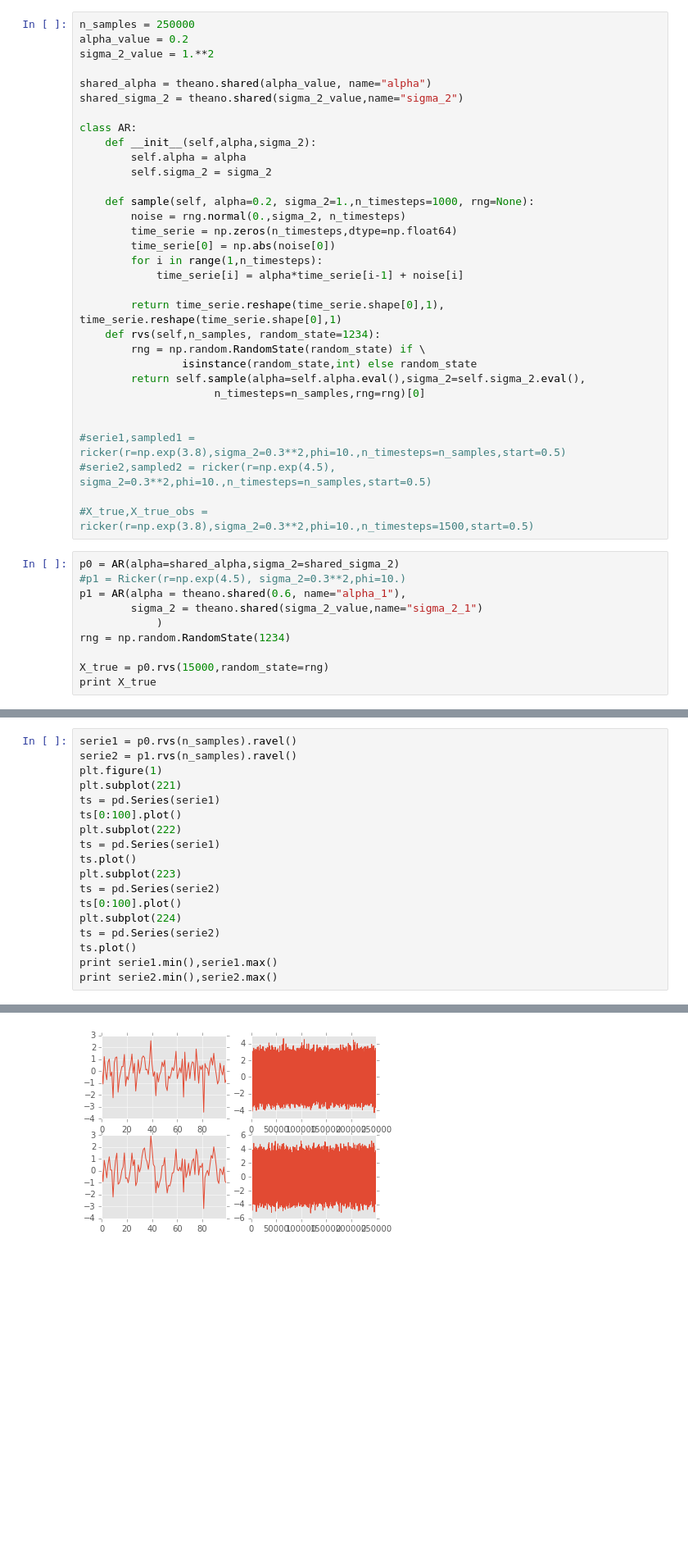
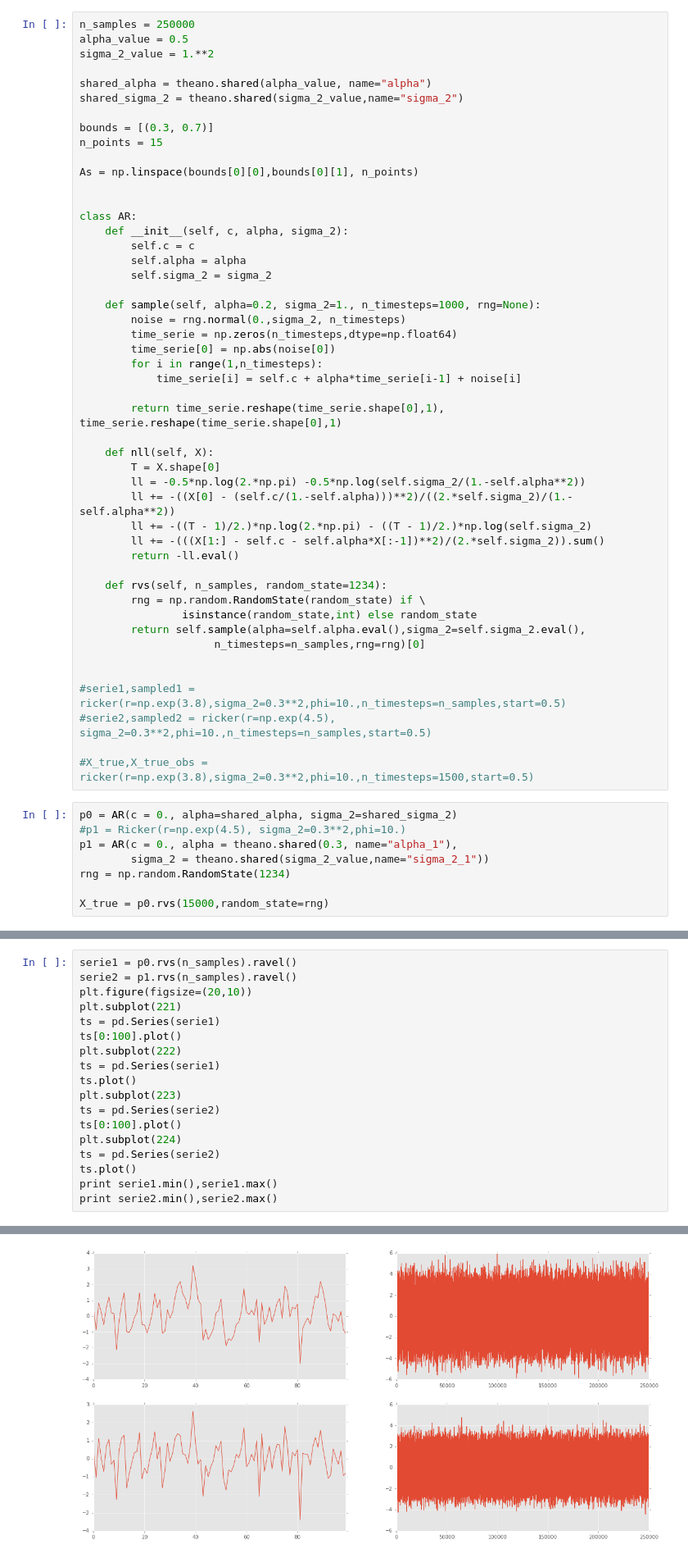
Before and after one commit to jgpavez/TimeSeriesEstimation, a Jupyter notebook: autoreg.ipynb, the cells around one changed output, grey strips where cells are left out. Shown at 82% size. Cells and saved outputs as stored; diff of their text form; blank space fills up the shorter version.

```diff
--- a/autoreg.ipynb
+++ b/autoreg.ipynb
@@ -23,25 +33,41 @@ Couldn't import dot_parser, loading of dot files will not be possible.
 # %%
 n_samples = 250000
-alpha_value = 0.2
+alpha_value = 0.5
 sigma_2_value = 1.**2
 
 shared_alpha = theano.shared(alpha_value, name="alpha")
 shared_sigma_2 = theano.shared(sigma_2_value,name="sigma_2")
 
+bounds = [(0.3, 0.7)]
+n_points = 15
+
+As = np.linspace(bounds[0][0],bounds[0][1], n_points)
+
+
 class AR:
-    def __init__(self,alpha,sigma_2):
+    def __init__(self, c, alpha, sigma_2):
+        self.c = c
         self.alpha = alpha
         self.sigma_2 = sigma_2
 
-    def sample(self, alpha=0.2, sigma_2=1.,n_timesteps=1000, rng=None):
+    def sample(self, alpha=0.2, sigma_2=1., n_timesteps=1000, rng=None):
         noise = rng.normal(0.,sigma_2, n_timesteps)
         time_serie = np.zeros(n_timesteps,dtype=np.float64)
         time_serie[0] = np.abs(noise[0])
         for i in range(1,n_timesteps):
-            time_serie[i] = alpha*time_serie[i-1] + noise[i]
+            time_serie[i] = self.c + alpha*time_serie[i-1] + noise[i]
 
         return time_serie.reshape(time_serie.shape[0],1), time_serie.reshape(time_serie.shape[0],1)
-    def rvs(self,n_samples, random_state=1234):
+
+    def nll(self, X):
+        T = X.shape[0]
+        ll = -0.5*np.log(2.*np.pi) -0.5*np.log(self.sigma_2/(1.-self.alpha**2))
+        ll += -((X[0] - (self.c/(1.-self.alpha)))**2)/((2.*self.sigma_2)/(1.-self.alpha**2))
+        ll += -((T - 1)/2.)*np.log(2.*np.pi) - ((T - 1)/2.)*np.log(self.sigma_2)
+        ll += -(((X[1:] - self.c - self.alpha*X[:-1])**2)/(2.*self.sigma_2)).sum()
+        return -ll.eval()
+
+    def rvs(self, n_samples, random_state=1234):
         rng = np.random.RandomState(random_state) if \
                 isinstance(random_state,int) else random_state
         return self.sample(alpha=self.alpha.eval(),sigma_2=self.sigma_2.eval(),
@@ -53,12 +79,10 @@ class AR:
 
 #X_true,X_true_obs = ricker(r=np.exp(3.8),sigma_2=0.3**2,phi=10.,n_timesteps=1500,start=0.5)
 # %%
-p0 = AR(alpha=shared_alpha,sigma_2=shared_sigma_2)
+p0 = AR(c = 0., alpha=shared_alpha, sigma_2=shared_sigma_2)
 #p1 = Ricker(r=np.exp(4.5), sigma_2=0.3**2,phi=10.)
-p1 = AR(alpha = theano.shared(0.6, name="alpha_1"),
-        sigma_2 = theano.shared(sigma_2_value,name="sigma_2_1")
-            )
+p1 = AR(c = 0., alpha = theano.shared(0.3, name="alpha_1"),
+        sigma_2 = theano.shared(sigma_2_value,name="sigma_2_1"))
 rng = np.random.RandomState(1234)
 
 X_true = p0.rvs(15000,random_state=rng)
-print X_true
@@ -73,7 +115,7 @@ print X_true
 # %%
 serie1 = p0.rvs(n_samples).ravel()
 serie2 = p1.rvs(n_samples).ravel()
-plt.figure(1)
+plt.figure(figsize=(20,10))
 plt.subplot(221)
 ts = pd.Series(serie1)
 ts[0:100].plot()
@@ -94,4 +136,4 @@ print serie2.min(),serie2.max()
-[figure, old version]
+[figure, new version]
 # %%
 from carl.learning import make_parameterized_classification
 
```
Also changed, not shown: parts of 23 cells of this notebook.
